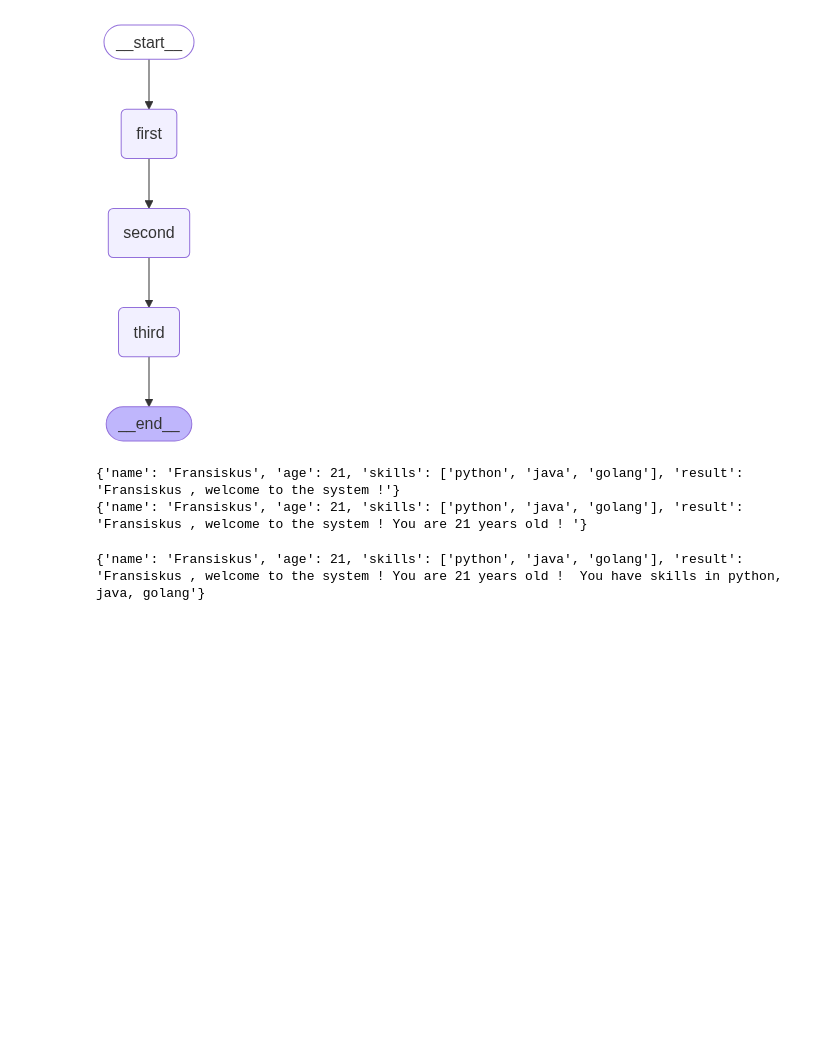
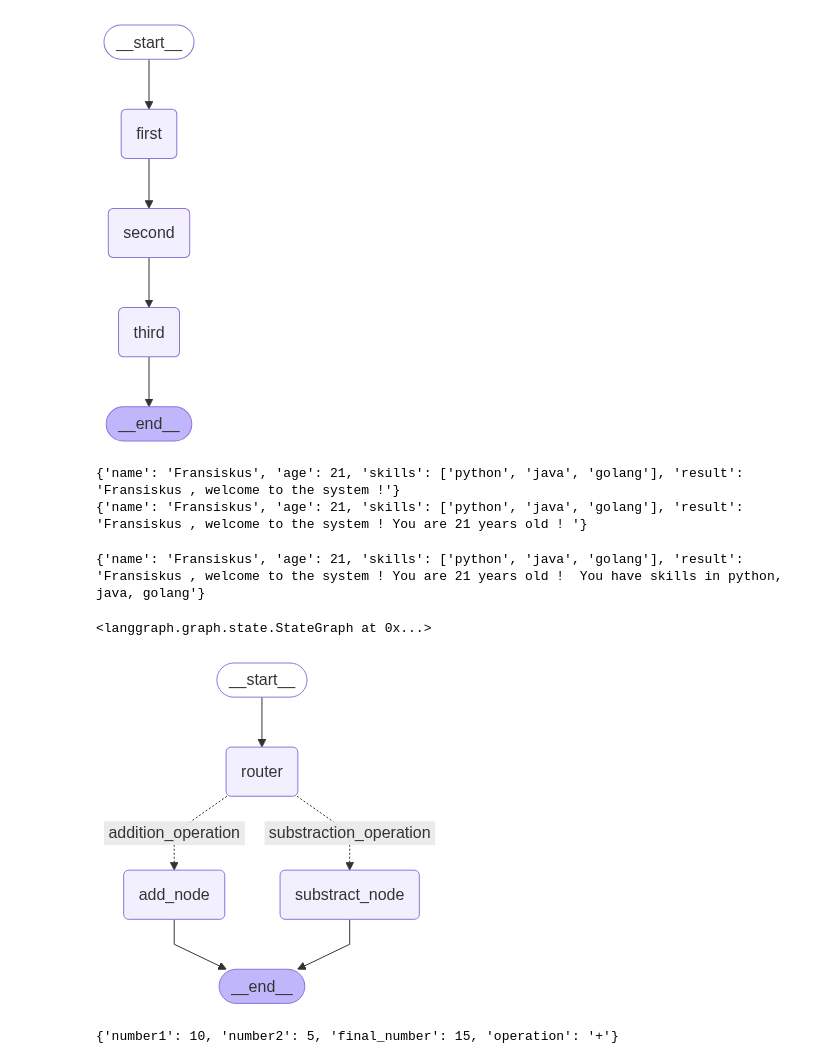
Before and after one commit to FransHutagalung/Lang-Graph, a Jupyter notebook: Langgraph.ipynb, the cells around one changed output. Cells and saved outputs as stored; diff of their text form; code cells hidden in the pictures; blank space fills up the shorter version.

Commit message:
Learn Conditional Rendering

```diff
--- a/Langgraph.ipynb
+++ b/Langgraph.ipynb
@@ -182,0 +205,36 @@ print(result)
+# %%
+graph = StateGraph(AgentState)
+
+graph.add_node("add_node" , adder)
+graph.add_node("substract_node" , subtractor)
+graph.add_node("router" , lambda state:state )
+
+graph.add_edge(START , "router")
+
+graph.add_conditional_edges(
+    "router"  ,
+    decide_next_node ,
+    {
+        "addition_operation" : "add_node",
+        "substraction_operation" : "substract_node"
+    }
+)
+
+graph.add_edge("add_node" , END)
+graph.add_edge("substract_node" , END)
+# %% [output]
+<langgraph.graph.state.StateGraph at 0x...>
+# %%
+app = graph.compile()
+# %%
+from IPython.display import Image ,  display
+display(Image(app.get_graph().draw_mermaid_png()))
+# %% [output]
+[figure, added]
+# %%
+initial_state1 = AgentState(number1 = 10 , number2 = 5 , operation = "+")
+initial_state2 = AgentState(number1 = 10 , number2 = 5 , operation = "-")
+
+print(app.invoke(initial_state1))
+# %% [output]
+{'number1': 10, 'number2': 5, 'final_number': 15, 'operation': '+'}
```
Also changed, not shown: parts of 1 cell of this notebook.
